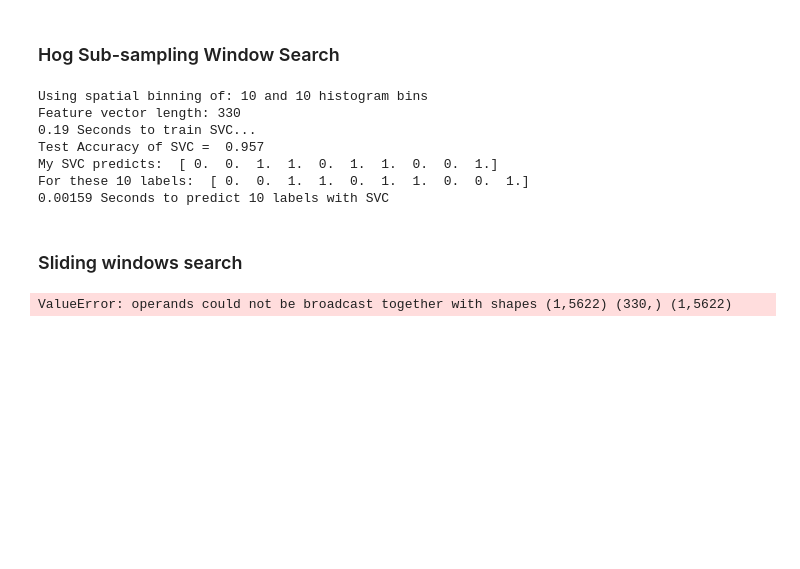
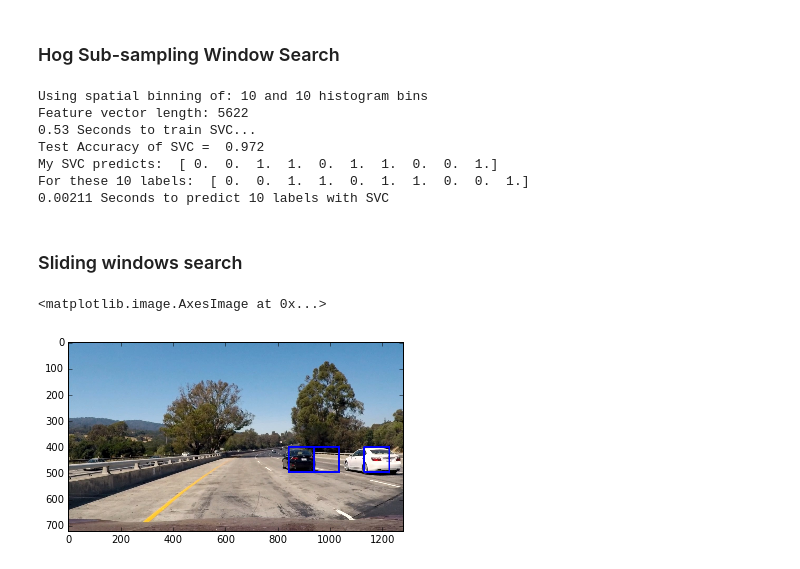
Before and after one commit to jinchenglee/CarND-Vehicle-Detection, a Jupyter notebook: Vehicle_Detection_Notebook.ipynb, the cells around one changed output. Saved outputs shown, nothing was run; the diff lists cells and outputs as text; code cells hidden in the pictures; blank space fills up the shorter version.

Commit message:
Got hog features into the list and seems working in notebook.

```diff
--- a/Vehicle_Detection_Notebook.ipynb
+++ b/Vehicle_Detection_Notebook.ipynb
@@ -11,6 +11,9 @@ import pickle
 from sklearn.svm import LinearSVC
 from sklearn.preprocessing import StandardScaler
 from sklearn.model_selection import train_test_split
+
+# Jupyter notebook inline drawing
+%matplotlib inline
 
 def convert_color(img, conv='RGB2YCrCb'):
     if conv == 'RGB2YCrCb':
@@ -80,13 +83,25 @@ def extract_features(imgs, cspace='RGB', spatial_size=(32, 32),
         else: feature_image = np.copy(image)
         # Apply bin_spatial() to get spatial color features
         spatial_features = bin_spatial(feature_image, size=spatial_size)
+        #print(spatial_features.shape)
         # Apply color_hist() also with a color space option now
         hist_features = color_hist(feature_image, nbins=hist_bins, bins_range=hist_range)
+        #print(hist_features.shape)
+        # Define HOG parameters
+        orient = 9
+        pix_per_cell = 8
+        cell_per_block = 2
+        # Compute individual channel HOG features for the entire image
+        hog1 = get_hog_features(feature_image[:,:,0], orient, pix_per_cell, cell_per_block, feature_vec=False)
+        hog2 = get_hog_features(feature_image[:,:,1], orient, pix_per_cell, cell_per_block, feature_vec=False)
+        hog3 = get_hog_features(feature_image[:,:,2], orient, pix_per_cell, cell_per_block, feature_vec=False)
+
+        hog_features = np.hstack((hog1, hog2, hog3)).reshape(-1,)
+        #print(hog_features.shape)
         # Append the new feature vector to the features list
-        features.append(np.concatenate((spatial_features, hist_features)))
+        features.append(np.concatenate((spatial_features, hist_features, hog_features)))
     # Return list of feature vectors
     return features
-
 
 # Read in car and non-car images
 image = []
@@ -118,6 +133,7 @@ car_features = extract_features(cars, cspace='RGB', spatial_size=(spatial, spati
                         hist_bins=histbin, hist_range=(0, 256))
 notcar_features = extract_features(notcars, cspace='RGB', spatial_size=(spatial, spatial),
                         hist_bins=histbin, hist_range=(0, 256))
+
 
 # Create an array stack of feature vectors
 X = np.vstack((car_features, notcar_features)).astype(np.float64)
@@ -169,12 +185,12 @@ dist_pickle["hist_bins"] = histbin
 pickle.dump(dist_pickle, pickle_file)
 # %% [output]
 Using spatial binning of: 10 and 10 histogram bins
-Feature vector length: 330
-0.19 Seconds to train SVC...
-Test Accuracy of SVC =  0.957
+Feature vector length: 5622
+0.53 Seconds to train SVC...
+Test Accuracy of SVC =  0.972
 My SVC predicts:  [ 0.  0.  1.  1.  0.  1.  1.  0.  0.  1.]
 For these 10 labels:  [ 0.  0.  1.  1.  0.  1.  1.  0.  0.  1.]
-0.00159 Seconds to predict 10 labels with SVC
+0.00211 Seconds to predict 10 labels with SVC
 # %% [markdown]
 ### Sliding windows search
 # %%
@@ -241,32 +257,36 @@ def find_cars(img, ystart, ystop, scale, svc, X_scaler, orient, pix_per_cell, ce
             xleft = xpos*pix_per_cell
             ytop = ypos*pix_per_cell
 
             # Extract the image patch
             subimg = cv2.resize(ctrans_tosearch[ytop:ytop+window, xleft:xleft+window], (64,64))
 
             # Get color features
             spatial_features = bin_spatial(subimg, size=(spatial_size, spatial_size))
             hist_features = color_hist(subimg, nbins=hist_bins)
+            #print(hog_features.shape, spatial_features.shape, hist_features.shape)
 
             # Scale features and make a prediction
-            test_features = X_scaler.transform(np.hstack((spatial_features, hist_features, hog_features)).reshape(1, -1))
+            tmp = np.hstack((spatial_features, hist_features, hog_features))
+            #print(tmp.shape)
+            test_features = X_scaler.transform(tmp.reshape(1,-1))
             #test_features = X_scaler.transform(np.hstack((shape_feat, hist_feat)).reshape(1, -1))
             test_prediction = svc.predict(test_features)
 
             if test_prediction == 1:
                 xbox_left = np.int(xleft*scale)
                 ytop_draw = np.int(ytop*scale)
                 win_draw = np.int(window*scale)
                 cv2.rectangle(draw_img,(xbox_left, ytop_draw+ystart),(xbox_left+win_draw,ytop_draw+win_draw+ystart),(0,0,255),6)
 
     return draw_img
 
 ystart = 400
 ystop = 656
 scale = 1.5
 
 out_img = find_cars(img, ystart, ystop, scale, svc, X_scaler, orient, pix_per_cell, cell_per_block, spatial_size, hist_bins)
 
 plt.imshow(out_img)
 # %% [output]
-ValueError: operands could not be broadcast together with shapes (1,5622) (330,) (1,5622)
+<matplotlib.image.AxesImage at 0x...>
+[figure, added]
```
